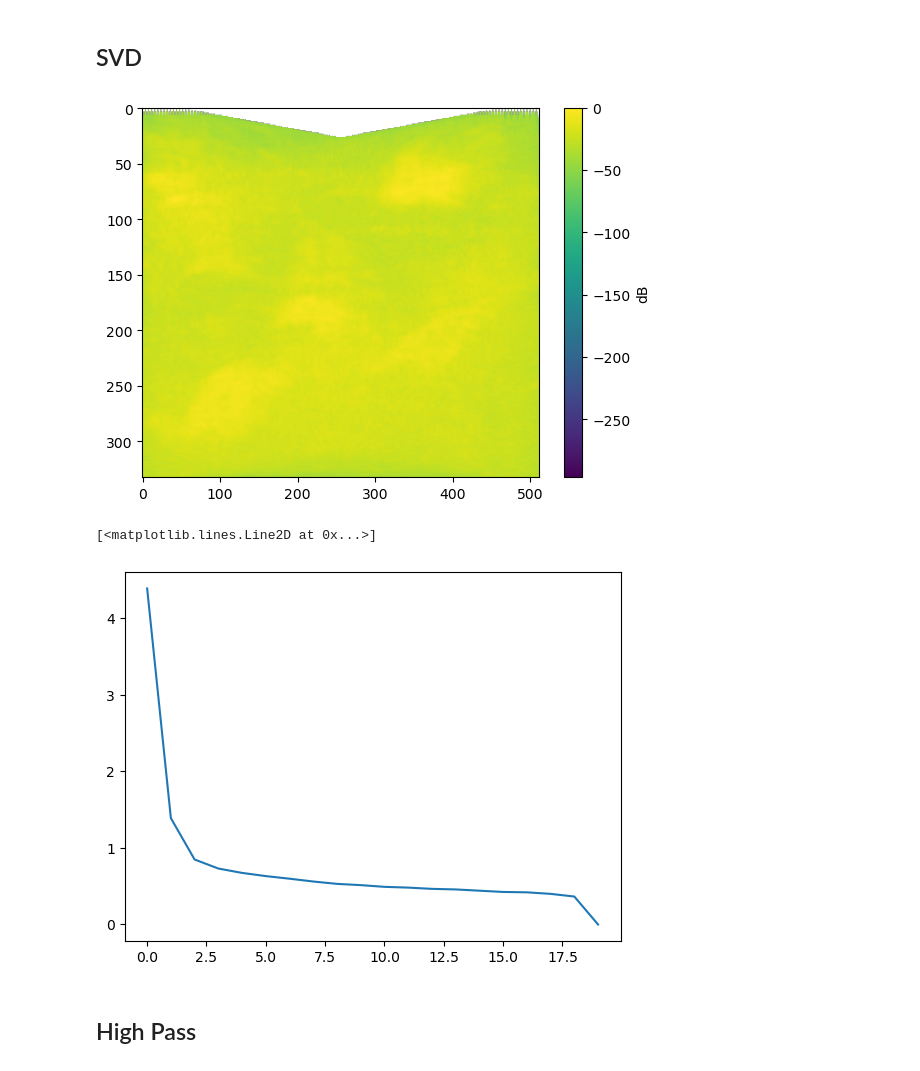
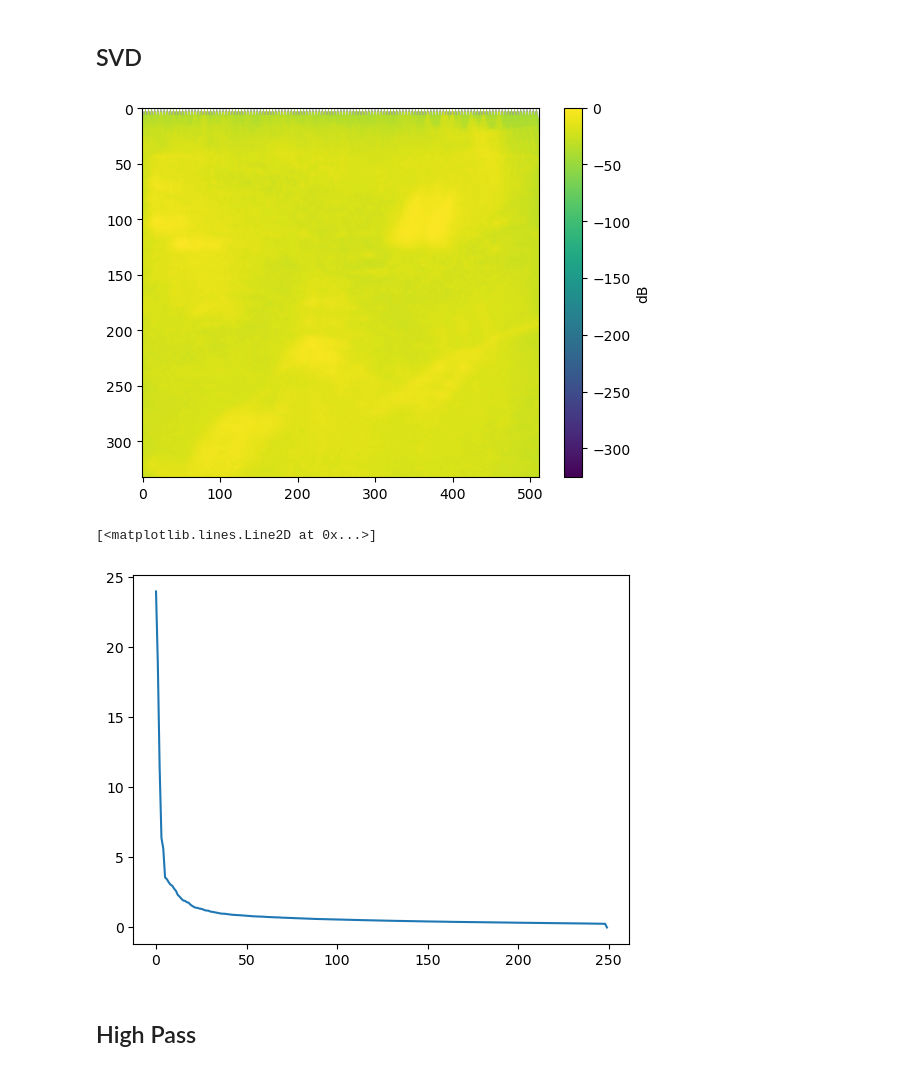
Before and after one commit to MatthieuVAUTRIN/superresolution, a Jupyter notebook: 003_post_bf_processing.ipynb, the cells around one changed output. Saved outputs shown, nothing was run; the diff lists cells and outputs as text; code cells hidden in the pictures.

```diff
--- a/003_post_bf_processing.ipynb
+++ b/003_post_bf_processing.ipynb
@@ -3,8 +3,8 @@
 # %%
 #Simulation settings
 using_simulation_data = False
-parameters_file_path = "./parameters/003_simulation_test.json"
-bf_matrix_path = "./data_nsi/npy/beamformed/000_IQ_test_rectangle.npy"
+parameters_file_path = "/home/matmat/Documents/urban_lab/002_Superresolution/superresolution/data_bf/npy/pig/pig_param.json"
+bf_matrix_path = "/home/matmat/Documents/urban_lab/002_Superresolution/superresolution/data_bf/npy/pig/beamformed_apodized/001_pig_rectangle.npy"
 
 #Real data settings
 imported_rf_matrix_delay_unit = "um"
@@ -109,17 +109,17 @@ def filter_svd(bf, nelim):
     #return filtered data and singular values
     return bff, S
 # %%
-filtered_svd, S = filter_svd(bf_matrix, 5)
+filtered_svd, S = filter_svd(bf_matrix, 25)
 plt.imshow(20 * np.log10(np.sum(np.abs(filtered_svd),axis=2) / np.max(np.sum(np.abs(filtered_svd), axis=2))), aspect='auto', cmap='viridis')
 plt.colorbar(label='dB')
 plt.show()
 # %% [output]
-[figure, old version]
+[figure, new version]
 # %%
 plt.plot(S)
 # %% [output]
 [<matplotlib.lines.Line2D at 0x...>]
-[figure, old version]
+[figure, new version]
 # %% [markdown]
 ## High Pass
 # %%
```
Also changed, not shown: parts of 6 cells of this notebook, 3 other files.
